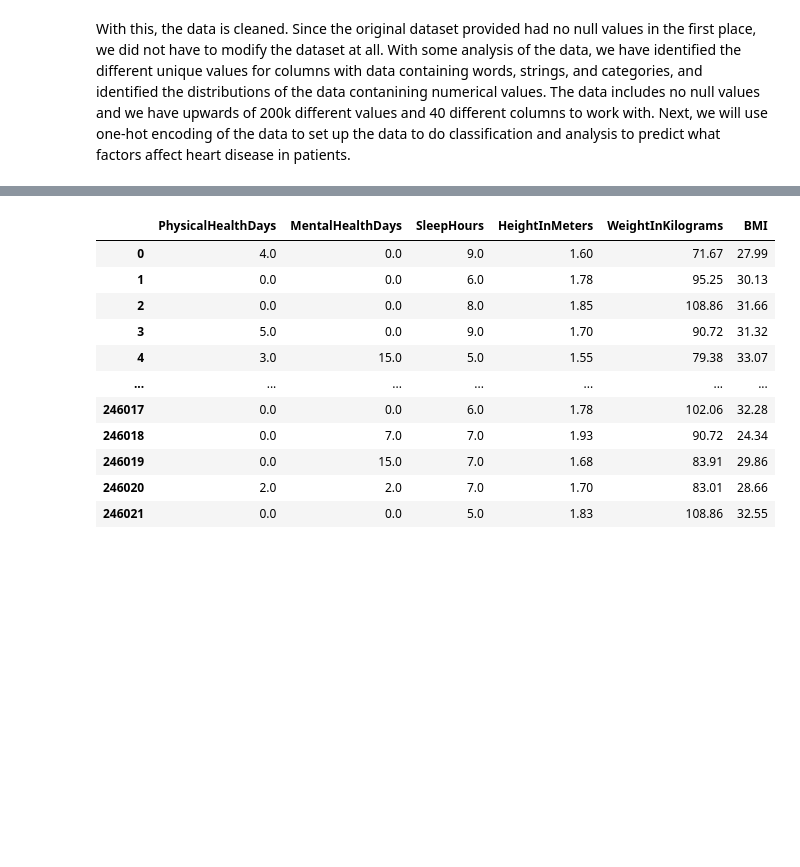
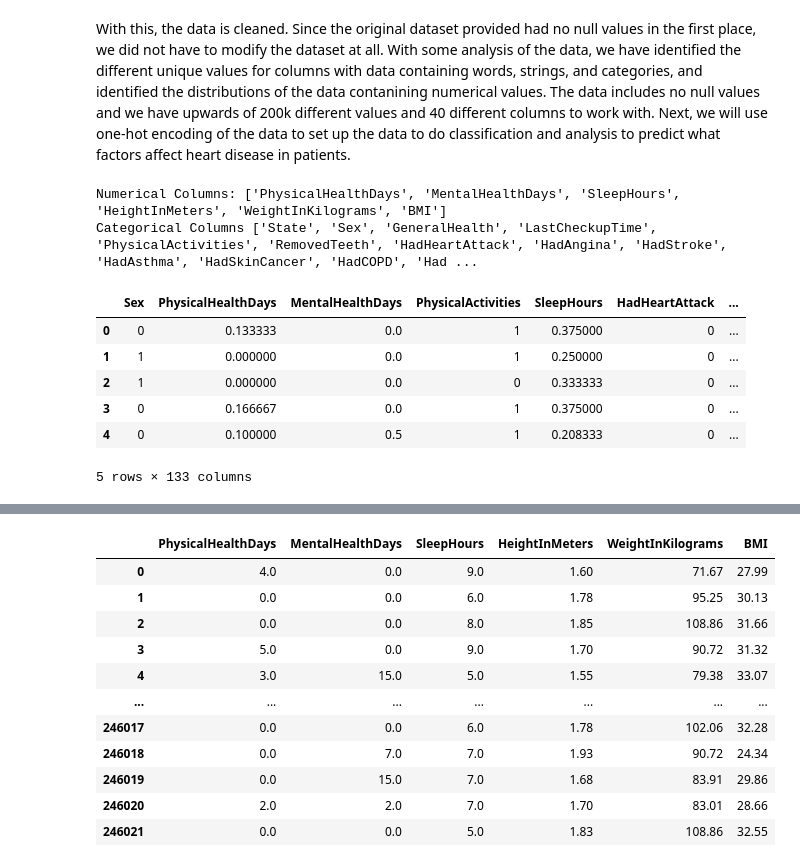
Before and after one commit to sprestrelski/heart-disease-prediction, a Jupyter notebook: Models.ipynb, the cells around one changed output, grey strips where cells are left out. Cells and saved outputs as stored; diff of their text form; code cells hidden in the pictures; blank space fills up the shorter version.

```diff
--- a/Proposal_groupXXX.ipynb
+++ b/Models.ipynb
@@ -211,3 +95,34 @@ CovidPos
 ------------------------------------------------
 # %% [markdown]
 With this, the data is cleaned. Since the original dataset provided had no null values in the first place, we did not have to modify the dataset at all. With some analysis of the data, we have identified the different unique values for columns with data containing words, strings, and categories, and identified the distributions of the data contanining numerical values. The data includes no null values and we have upwards of 200k different values and 40 different columns to work with. Next, we will use one-hot encoding of the data to set up the data to do classification and analysis to predict what factors affect heart disease in patients.
+# %%
+# scale float-based columns to between 0 and 1
+numerical_cols = heart_2022.select_dtypes(include=['float']).columns
+print(f'Numerical Columns: {list(numerical_cols)}')
+for col in numerical_cols:
+    heart_2022[col] = heart_2022[col]/heart_2022[col].max()
+
+# one-hot encode categorical columns
+category_cols = heart_2022.select_dtypes(include=['O']).columns
+print(f'Categorical Columns {list(category_cols)}')
+# for binary columns
+binary_cols = [col for col in category_cols if heart_2022[col].nunique() == 2]
+for col in binary_cols:
+    le = LabelEncoder()
+    heart_2022[col] = le.fit_transform(heart_2022[col])
+
+# for columns with more than two unique values
+multiple_cols = [col for col in category_cols if heart_2022[col].nunique() != 2]
+df = pd.get_dummies(heart_2022, columns=multiple_cols, prefix=multiple_cols)
+df.to_csv("data/heart_2022_cleaned.csv")
+df.head()
+# %% [output]
+Numerical Columns: ['PhysicalHealthDays', 'MentalHealthDays', 'SleepHours', 'HeightInMeters', 'WeightInKilograms', 'BMI']
+Categorical Columns ['State', 'Sex', 'GeneralHealth', 'LastCheckupTime', 'PhysicalActivities', 'RemovedTeeth', 'HadHeartAttack', 'HadAngina', 'HadStroke', 'HadAsthma', 'HadSkinCancer', 'HadCOPD', 'Had ...
+|  | Sex | PhysicalHealthDays | MentalHealthDays | PhysicalActivities | SleepHours | HadHeartAttack | ... |
+| 0 | 0 | 0.133333 | 0.0 | 1 | 0.375000 | 0 | ... |
+| 1 | 1 | 0.000000 | 0.0 | 1 | 0.250000 | 0 | ... |
+| 2 | 1 | 0.000000 | 0.0 | 0 | 0.333333 | 0 | ... |
+| 3 | 0 | 0.166667 | 0.0 | 1 | 0.375000 | 0 | ... |
+| 4 | 0 | 0.100000 | 0.5 | 1 | 0.208333 | 0 | ... |
+5 rows × 133 columns
```
Also changed, not shown: parts of 23 cells of this notebook, 1 other file.
